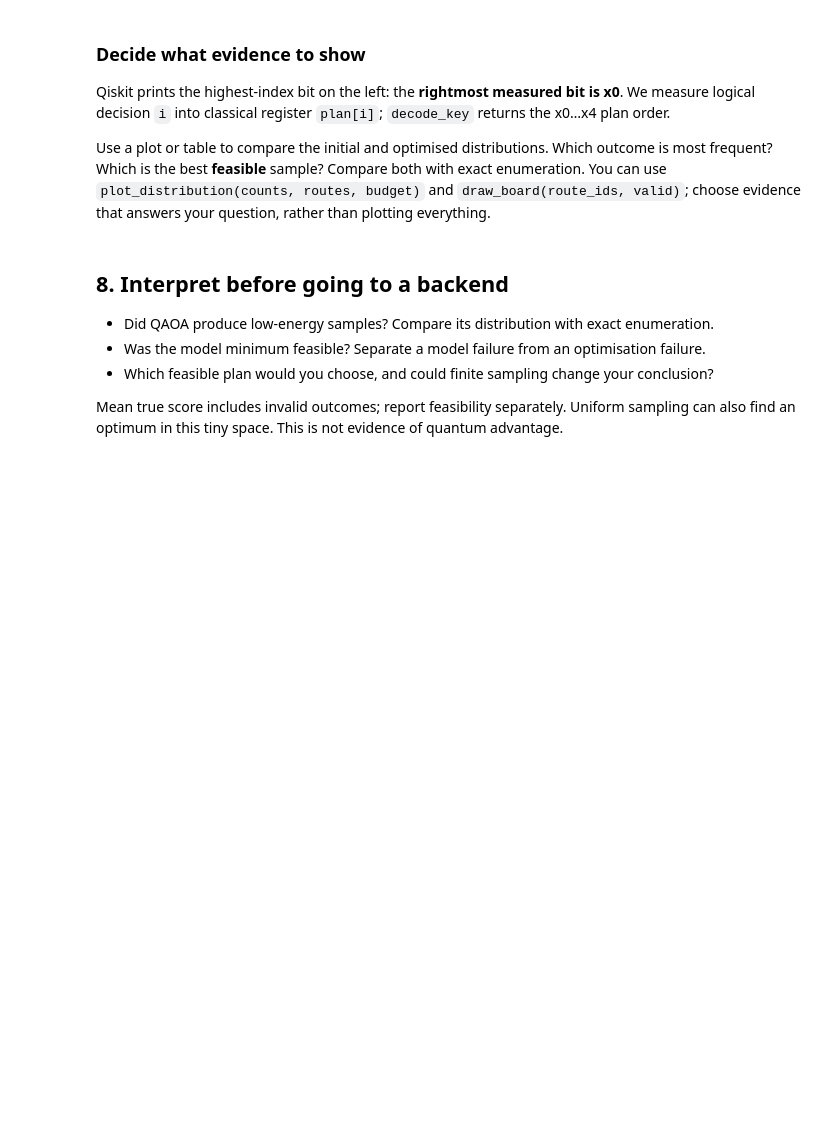
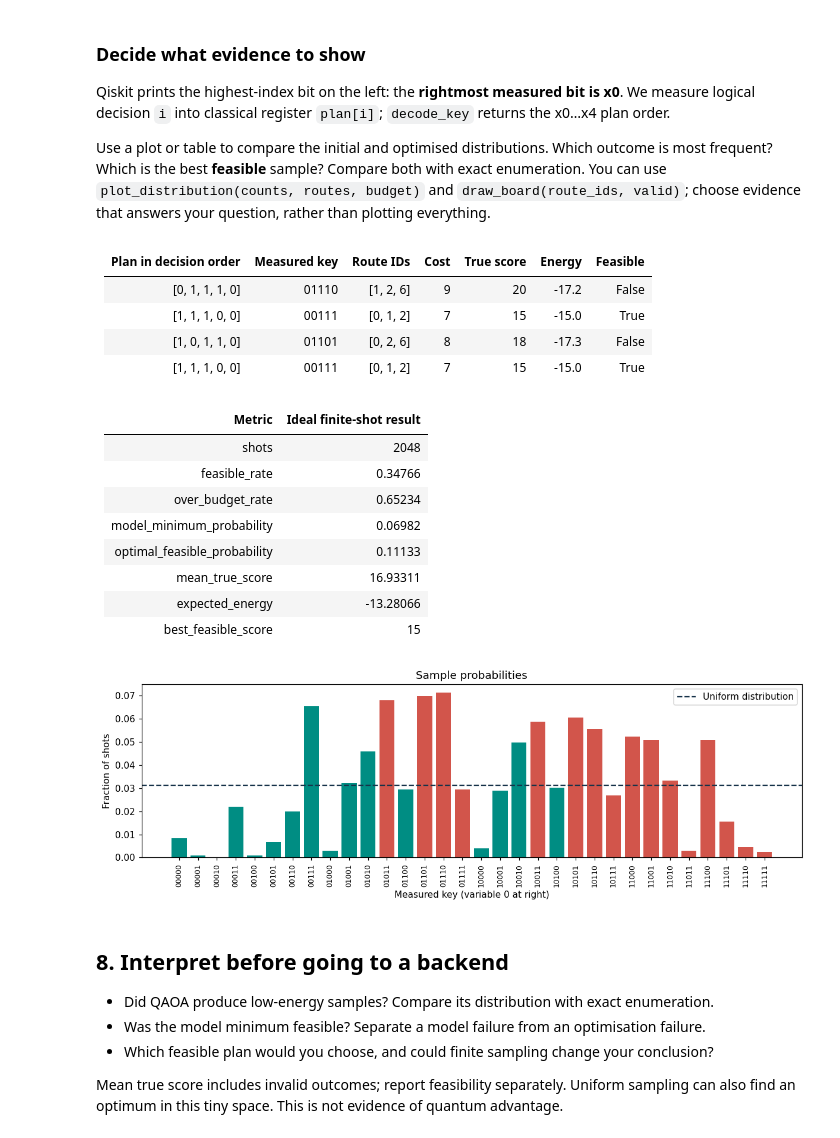
Before and after one commit to hrwire127/Q-Force, a Jupyter notebook: Quantum_Railways_Labb.ipynb, the cells around one changed output. Cells and saved outputs as stored; diff of their text form; code cells hidden in the pictures; blank space fills up the shorter version.

```diff
--- a/Quantum_Railways_Labb.ipynb
+++ b/Quantum_Railways_Labb.ipynb
@@ -540,8 +641,28 @@ print('Initial probability of each plan:',initial_probabilities[0])
 # %%
+
 def expected_energy(angles):
-    probabilities=exact_probabilities(angles)
-    # TODO: return the mean energy of this probability distribution.
-    return None
+
+    # Calculam probabilitatile celor 32 de planuri
+    probabilities = exact_probabilities(angles)
+
+    # Pornim de la zero
+    total = 0
+
+    # Trecem prin toate planurile
+    for i in range(len(probabilities)):
+
+        # Probabilitatea planului i
+        probabilitate = probabilities[i]
+
+        # Energia planului i
+        energie = energy_array[i]
+
+        # Adunam contributia planului la energia medie
+        total = total + probabilitate * energie
+
+    # Returnam energia medie
+    return total
+
 
 assert expected_energy(initial_angles) is not None, 'Exercise G: return a probability-weighted energy.'
 assert np.isclose(expected_energy(initial_angles),np.mean(energy_array)), 'The initial uniform distribution averages all energies.'
@@ -578,14 +704,35 @@ Use a plot or table to compare the initial and optimised distributions. Which ou
 # %%
 baseline_energy=lambda plan:model_energy(plan,demo_routes,BUDGET,WEAK_PENALTY)
 sampled_rows=[analyse_plan(decode_key(key,N_DECISIONS),demo_routes,BUDGET,baseline_energy) for key in ideal_counts]
 most_frequent=analyse_plan(decode_key(max(ideal_counts,key=ideal_counts.get),N_DECISIONS),demo_routes,BUDGET,baseline_energy)
 best_sample=max((r for r in sampled_rows if r['feasible']),key=lambda r:r['score'],default=None)
 show_plans([r for r in [most_frequent,best_sample,qubo_best,classical_best] if r is not None])
 ideal_metrics=distribution_metrics(ideal_counts,demo_routes,BUDGET,classical_rows)
 show_table(['Metric','Ideal finite-shot result'],[(k,round(v,5) if isinstance(v,float) else v) for k,v in ideal_metrics.items()])
 # TODO: choose one useful visual and explain what it shows.
 # plot_distribution(ideal_counts,demo_routes,BUDGET); plt.show()
 # Add an initial-versus-optimised probability plot if it helps your explanation.
+
+plot_distribution(ideal_counts, demo_routes, BUDGET)
+plt.show()
+# %% [output]
+| Plan in decision order | Measured key | Route IDs | Cost | True score | Energy | Feasible |
+| --- | --- | --- | --- | --- | --- | --- |
+| [0, 1, 1, 1, 0] | 01110 | [1, 2, 6] | 9 | 20 | -17.2 | False |
+| [1, 1, 1, 0, 0] | 00111 | [0, 1, 2] | 7 | 15 | -15.0 | True |
+| [1, 0, 1, 1, 0] | 01101 | [0, 2, 6] | 8 | 18 | -17.3 | False |
+| [1, 1, 1, 0, 0] | 00111 | [0, 1, 2] | 7 | 15 | -15.0 | True |
+| Metric | Ideal finite-shot result |
+| --- | --- |
+| shots | 2048 |
+| feasible_rate | 0.34766 |
+| over_budget_rate | 0.65234 |
+| model_minimum_probability | 0.06982 |
+| optimal_feasible_probability | 0.11133 |
+| mean_true_score | 16.93311 |
+| expected_energy | -13.28066 |
+| best_feasible_score | 15 |
+[figure, added]
 # %% [markdown]
 ## 8. Interpret before going to a backend
 - Did QAOA produce low-energy samples? Compare its distribution with exact enumeration.
```
Also changed, not shown: parts of 12 cells of this notebook.
